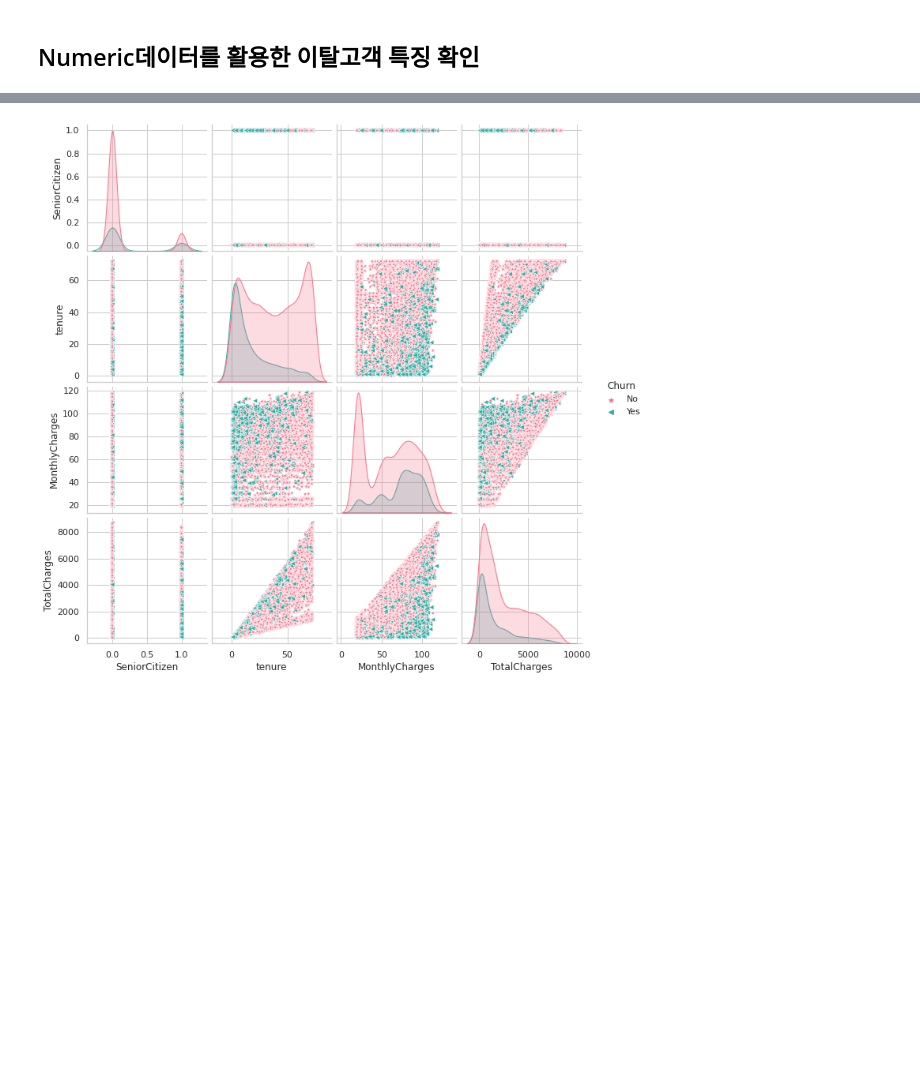
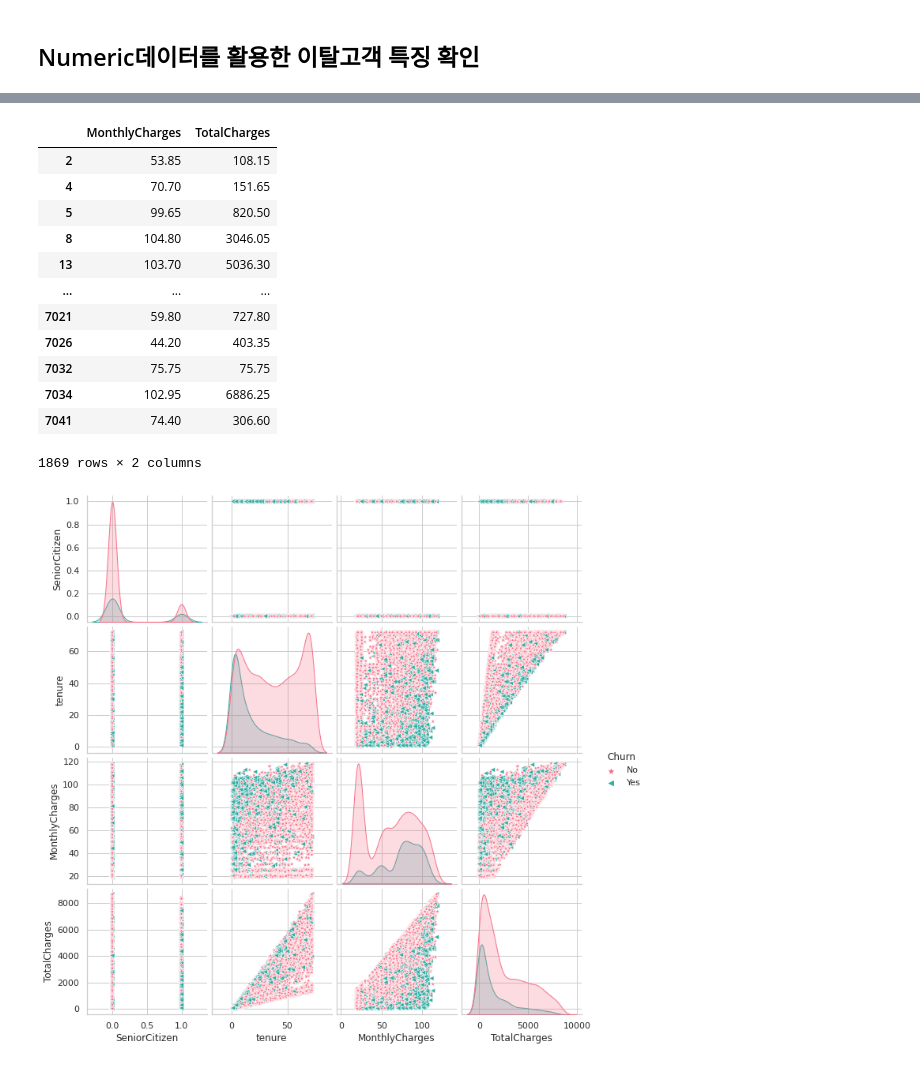
Before and after one commit to ljs7463/AnalysisProject, a Jupyter notebook: 개인프로젝트/1. Customer Churn/Telco_Customer_Churn.ipynb, the cells around one changed output, grey strips where cells are left out. Drawn from its saved outputs; the diff is of its cells as text; code cells hidden in the pictures; blank space fills up the shorter version.

```diff
--- a/개인프로젝트/1. Customer Churn/Telco_Customer_Churn.ipynb
+++ b/개인프로젝트/1. Customer Churn/Telco_Customer_Churn.ipynb
@@ -195,3 +701,19 @@ data
+# %%
+data[data['Churn']=='Yes'][['MonthlyCharges', 'TotalCharges']]
+# %% [output]
+|  | MonthlyCharges | TotalCharges |
+| 2 | 53.85 | 108.15 |
+| 4 | 70.70 | 151.65 |
+| 5 | 99.65 | 820.50 |
+| 8 | 104.80 | 3046.05 |
+| 13 | 103.70 | 5036.30 |
+| ... | ... | ... |
+| 7021 | 59.80 | 727.80 |
+| 7026 | 44.20 | 403.35 |
+| 7032 | 75.75 | 75.75 |
+| 7034 | 102.95 | 6886.25 |
+| 7041 | 74.40 | 306.60 |
+1869 rows × 2 columns
 # %%
 # 현재 numerical데이터의 관계 보기
 sns.pairplot(data, hue = 'Churn', palette='husl', markers = ['*', "<"]);
```
Also changed, not shown: parts of 82 cells of this notebook.
